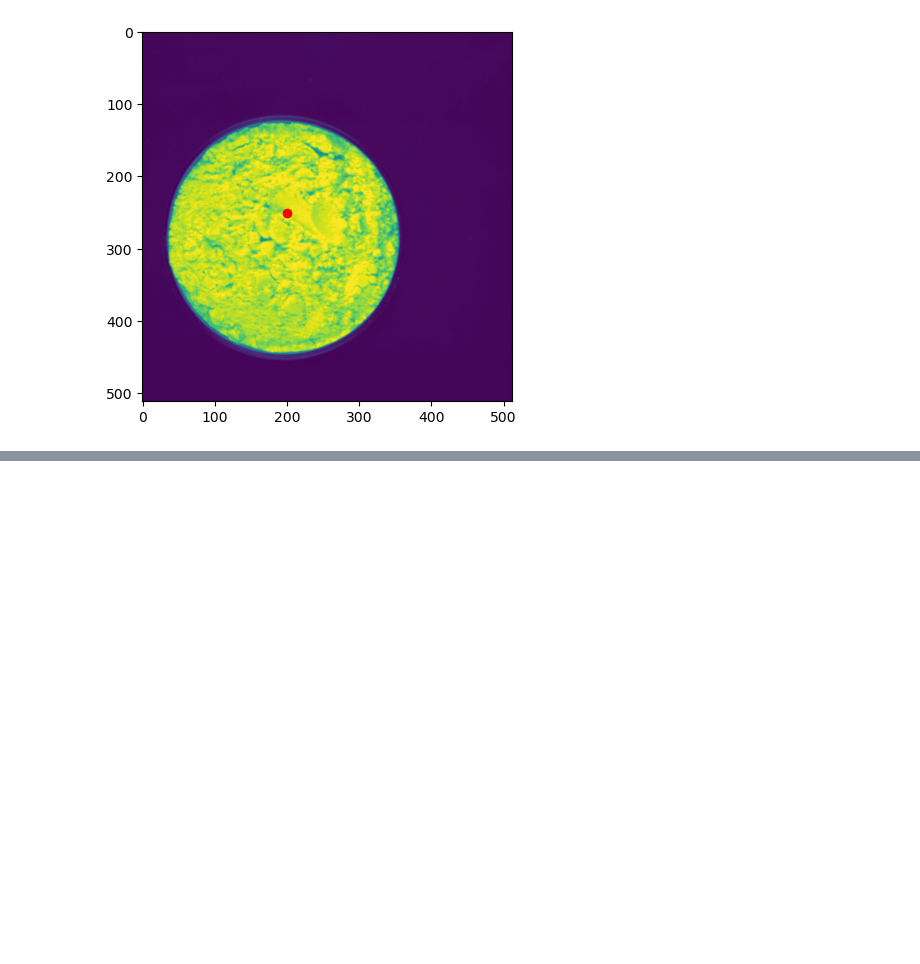
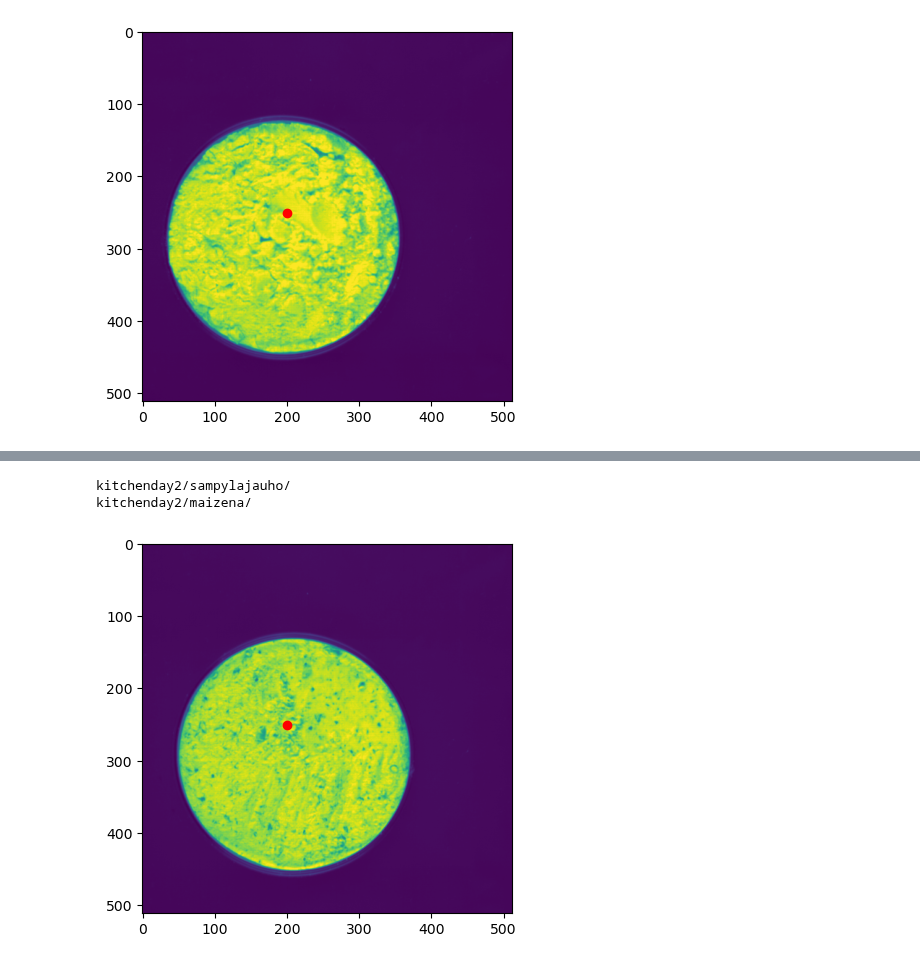
Before and after one commit to annitarvainen/tutkimusprojekti, a Jupyter notebook: projekti_aloitus.ipynb, the cells around one changed output, grey strips where cells are left out. Saved outputs shown, nothing was run; the diff lists cells and outputs as text; code cells hidden in the pictures; blank space fills up the shorter version.

```diff
--- a/projekti_aloitus.ipynb
+++ b/projekti_aloitus.ipynb
@@ -634,0 +637,17 @@ kitchenday2/kookoshiutale/
+# %%
+model = SVC(kernel='linear', random_state=4)
+
+param_grid = {'kernel':['linear', 'poly', 'rbf', 'sigmoid'], 'shrinking':[True, False]}
+
+model.fit(X_train, y_train)
+
+y_pred = model.predict(X_test)
+
+print("Accuracy:", accuracy_score(y_test, y_pred))
+print(classification_report(y_test, y_pred))
+
+# grid_search = GridSearchCV(estimator=model, param_grid=param_grid, cv=5, verbose=True)
+# grid_search.fit(X_train, y_train)
+
+# print("best accuracy", grid_search.best_score_)
+# print(grid_search.best_estimator_)
@@ -634,0 +672,14 @@ kitchenday2/kookoshiutale/
+# %%
+i = 19
+
+k = model.predict([cubes[i][200, 250, :]])
+print(folders[i])
+print(folders[nums.index(k)])
+
+plt.imshow(cubes[i][:,:,100])
+plt.plot(200,250, 'ro')
+plt.show()
+# %% [output]
+kitchenday2/sampylajauho/
+kitchenday2/maizena/
+[figure, added]
```
Also changed, not shown: parts of 3 cells of this notebook, 1 other file.
